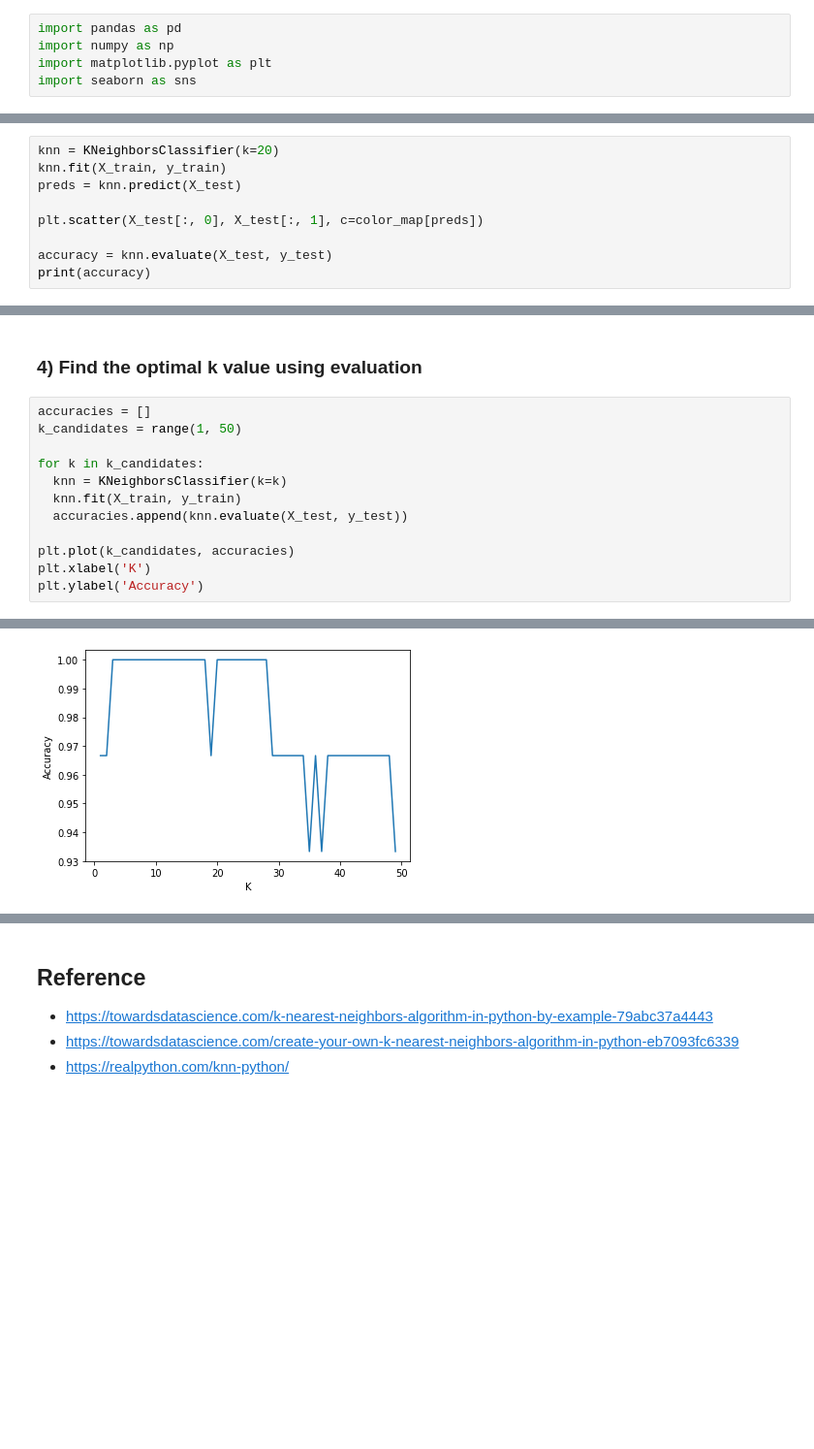
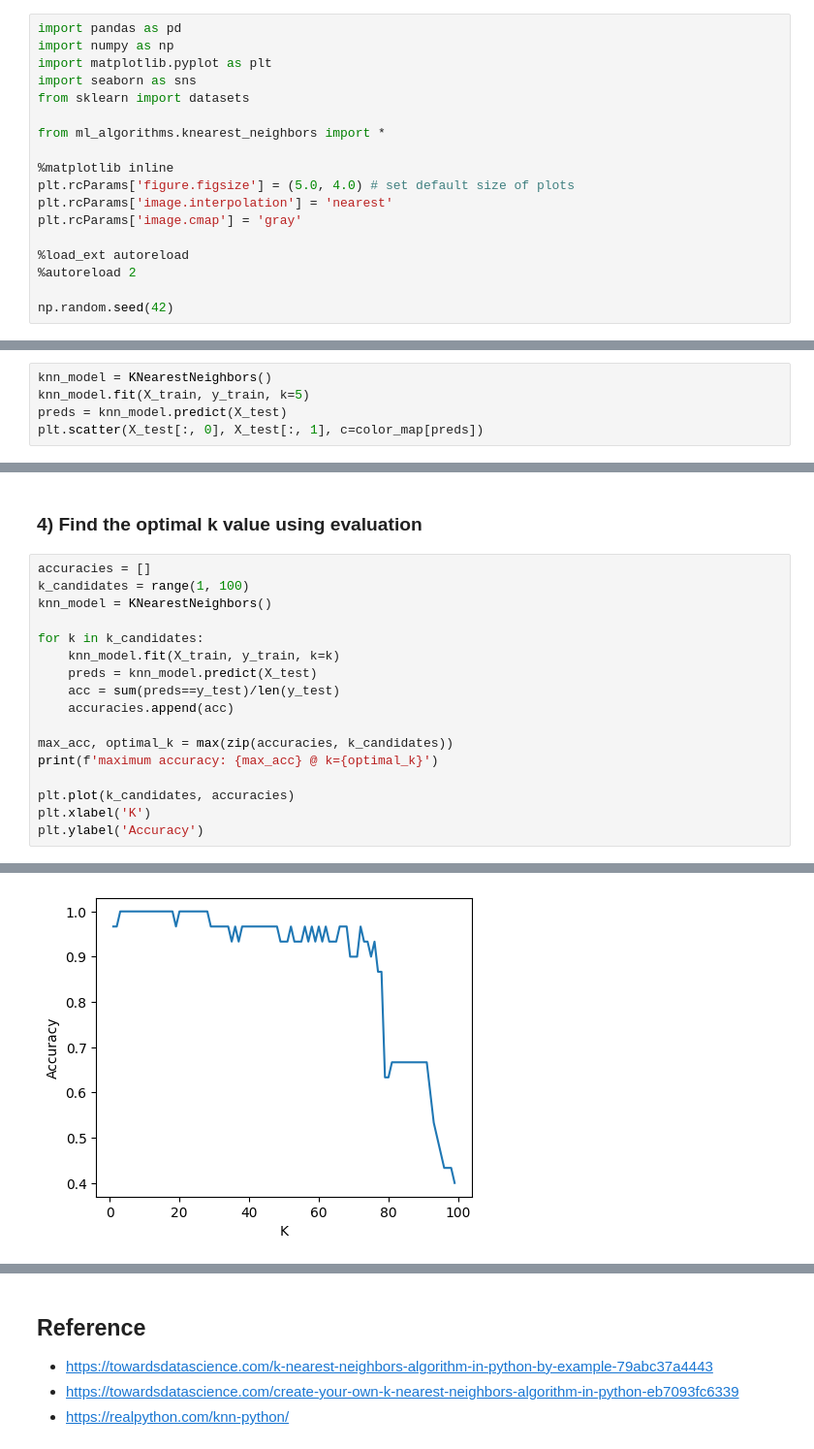
Before and after one commit to HJoonKwon/machine_learning_fundamentals, a Jupyter notebook: KNearestNeighbors.ipynb, the cells around one changed output, grey strips where cells are left out. Shown: that part at 97% size. Cells and saved outputs as stored; diff of their text form; blank space fills up the shorter version.

```diff
--- a/KNearestNeighbors.ipynb
+++ b/KNearestNeighbors.ipynb
@@ -17,3 +17,16 @@ import pandas as pd
 import numpy as np
 import matplotlib.pyplot as plt
 import seaborn as sns
+from sklearn import datasets
+
+from ml_algorithms.knearest_neighbors import *
+
+%matplotlib inline
+plt.rcParams['figure.figsize'] = (5.0, 4.0) # set default size of plots
+plt.rcParams['image.interpolation'] = 'nearest'
+plt.rcParams['image.cmap'] = 'gray'
+
+%load_ext autoreload
+%autoreload 2
+
+np.random.seed(42)
@@ -107,10 +94,6 @@ class KNeighborsClassifier():
 # %%
-knn = KNeighborsClassifier(k=20)
-knn.fit(X_train, y_train)
-preds = knn.predict(X_test)
-
+knn_model = KNearestNeighbors()
+knn_model.fit(X_train, y_train, k=5)
+preds = knn_model.predict(X_test)
 plt.scatter(X_test[:, 0], X_test[:, 1], c=color_map[preds])
-
-accuracy = knn.evaluate(X_test, y_test)
-print(accuracy)
 # %% [output]
@@ -120,12 +108,17 @@ print(accuracy)
 ### 4) Find the optimal k value using evaluation
 # %%
 accuracies = []
-k_candidates = range(1, 50)
+k_candidates = range(1, 100)
+knn_model = KNearestNeighbors()
 
 for k in k_candidates:
-  knn = KNeighborsClassifier(k=k)
-  knn.fit(X_train, y_train)
-  accuracies.append(knn.evaluate(X_test, y_test))
+    knn_model.fit(X_train, y_train, k=k)
+    preds = knn_model.predict(X_test)
+    acc = sum(preds==y_test)/len(y_test)
+    accuracies.append(acc)
+
+max_acc, optimal_k = max(zip(accuracies, k_candidates))
+print(f'maximum accuracy: {max_acc} @ k={optimal_k}')
 
 plt.plot(k_candidates, accuracies)
 plt.xlabel('K')
@@ -135 +129 @@ Text(0, 0.5, 'Accuracy')
-[figure, old version]
+[figure, new version]
```
Also changed, not shown: parts of 17 cells of this notebook.
